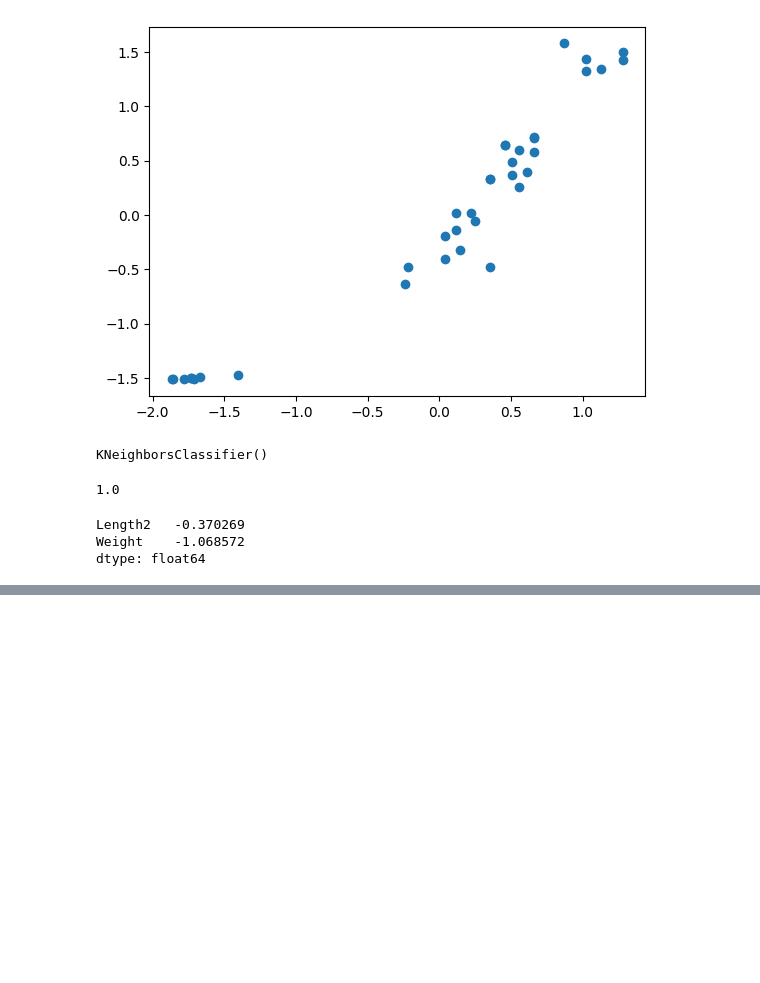
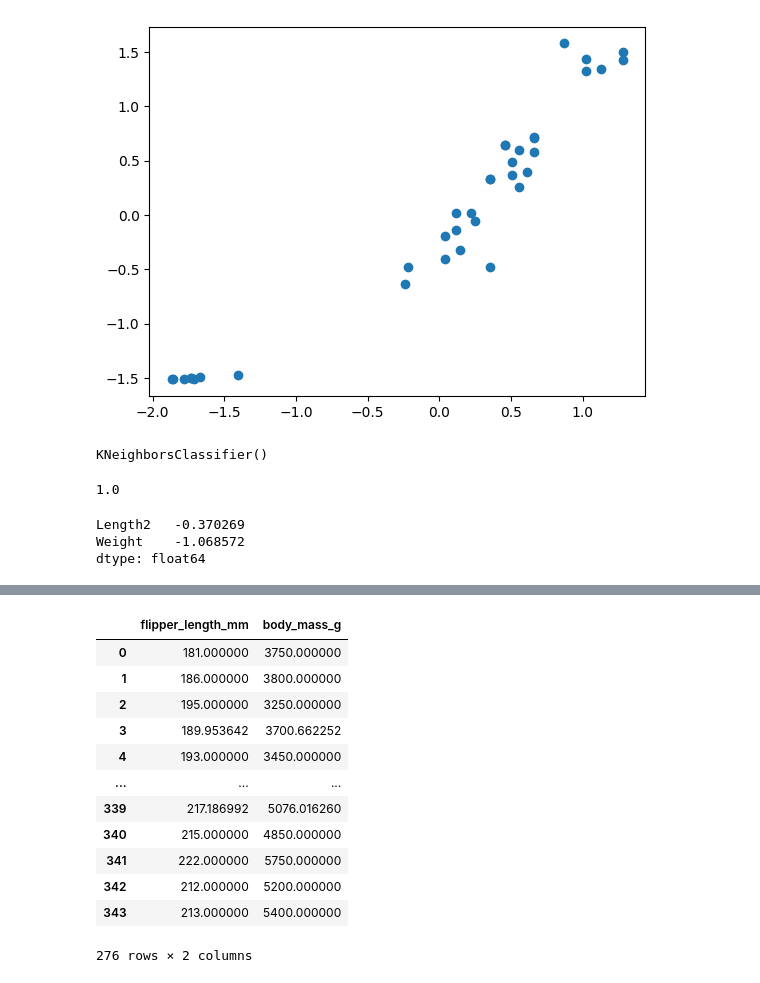
Before and after one commit to Yerineeeee98/ML, a Jupyter notebook: 2-2.ipynb, the cells around one changed output, grey strips where cells are left out. Saved outputs shown, nothing was run; the diff lists cells and outputs as text; code cells hidden in the pictures; blank space fills up the shorter version.

```diff
--- a/2-2.ipynb
+++ b/2-2.ipynb
@@ -133,0 +160,32 @@ array(['Bream'], dtype=object)
+# %%
+cond = df['species'].isin(['Adelie', 'Gentoo']) # 아델리랑 겐투 펭귄만 가져옴
+# df_data = df.loc[cond, ['flipper_length_mm', 'body_mass_g']]# 두 종의 몸무게랑 날개 길이만 가져옴 # df_data = 입력데이터, x축
+# df_data = df_data.fillna(df_data.mean())
+# 결측치를 무시하고 데이터를 처리했더니 입력값에 결측치가 들어가면 안된다고 오류가 나옴
+# 그래서 결측치를 data의 평균으로 채워줌
+# 만약 결측치를 버리고 (dropna)를 한다면 입력값(x)와 결과값(y)가 다르게 나와서 오류가 남
+df_data1 = df.loc[df['species'] == 'Adelie', ['flipper_length_mm', 'body_mass_g']]
+df_data1 = df_data1.fillna(df_data1.mean())
+
+
+df_data2 = df.loc[df['species'] == 'Gentoo', ['flipper_length_mm', 'body_mass_g']]
+df_data2 = df_data2.fillna(df_data2.mean())
+
+df_data = pd.concat([df_data1, df_data2])
+
+df_target = df.loc[cond, 'species'] # df_target = 정답 데이터, 두 종의 종만 가져옴
+df_data
+# %% [output]
+|  | flipper_length_mm | body_mass_g |
+| 0 | 181.000000 | 3750.000000 |
+| 1 | 186.000000 | 3800.000000 |
+| 2 | 195.000000 | 3250.000000 |
+| 3 | 189.953642 | 3700.662252 |
+| 4 | 193.000000 | 3450.000000 |
+| ... | ... | ... |
+| 339 | 217.186992 | 5076.016260 |
+| 340 | 215.000000 | 4850.000000 |
+| 341 | 222.000000 | 5750.000000 |
+| 342 | 212.000000 | 5200.000000 |
+| 343 | 213.000000 | 5400.000000 |
+276 rows × 2 columns
```
Also changed, not shown: parts of 20 cells of this notebook, 4 other files.
